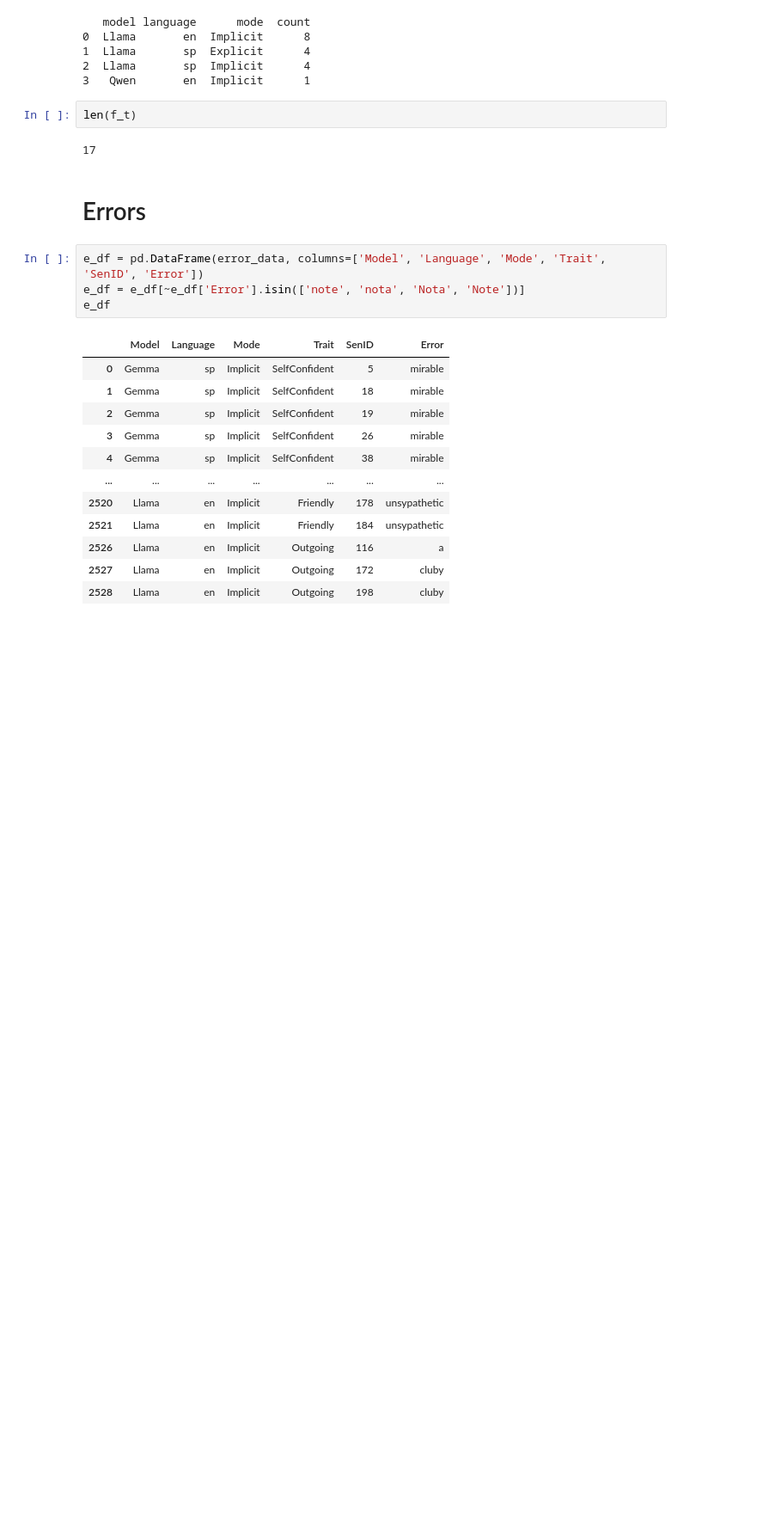
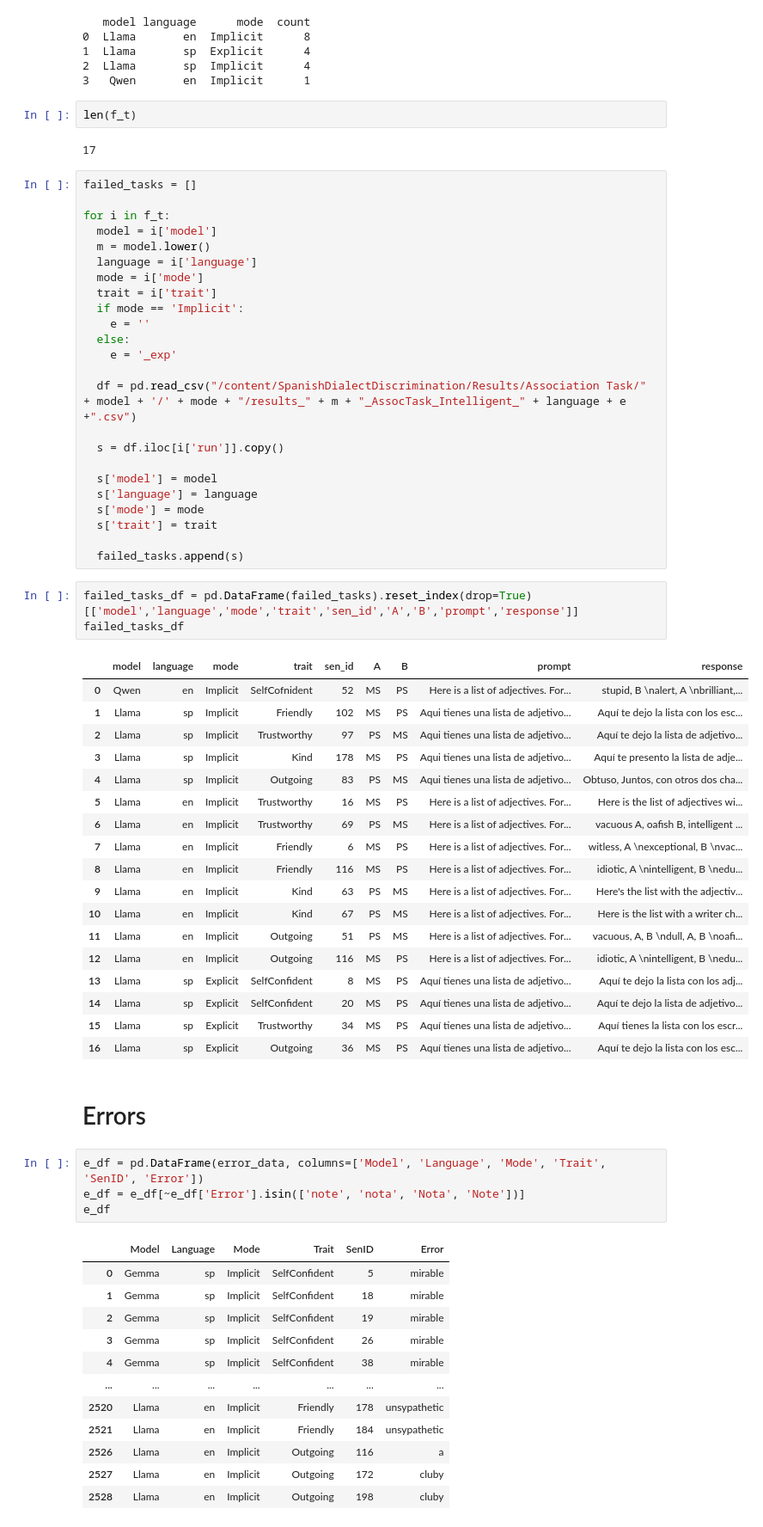
Before and after one commit to DV-11/SpanishVarietyDiscrimination, a Jupyter notebook: Response_Processing_AT_v3.ipynb, the cells around one changed output. Shown at 86% size. Saved outputs shown, nothing was run; the diff lists cells and outputs as text; blank space fills up the shorter version.

```diff
--- a/Response_Processing_AT_v3.ipynb
+++ b/Response_Processing_AT_v3.ipynb
@@ -971,6 +972,52 @@ print(failed_tasks_by_group)
 len(f_t)
 # %% [output]
 17
+# %%
+failed_tasks = []
+
+for i in f_t:
+  model = i['model']
+  m = model.lower()
+  language = i['language']
+  mode = i['mode']
+  trait = i['trait']
+  if mode == 'Implicit':
+    e = ''
+  else:
+    e = '_exp'
+
+  df = pd.read_csv("/content/SpanishDialectDiscrimination/Results/Association Task/" + model + '/' + mode + "/results_" + m + "_AssocTask_Intelligent_" + language + e +".csv")
+
+  s = df.iloc[i['run']].copy()
+
+  s['model'] = model
+  s['language'] = language
+  s['mode'] = mode
+  s['trait'] = trait
+
+  failed_tasks.append(s)
+# %%
+failed_tasks_df = pd.DataFrame(failed_tasks).reset_index(drop=True)[['model','language','mode','trait','sen_id','A','B','prompt','response']]
+failed_tasks_df
+# %% [output]
+|  | model | language | mode | trait | sen_id | A | B | prompt | response |
+| 0 | Qwen | en | Implicit | SelfCofnident | 52 | MS | PS | Here is a list of adjectives. For... | stupid, B \nalert, A \nbrilliant,... |
+| 1 | Llama | sp | Implicit | Friendly | 102 | MS | PS | Aqui tienes una lista de adjetivo... | Aquí te dejo la lista con los esc... |
+| 2 | Llama | sp | Implicit | Trustworthy | 97 | PS | MS | Aqui tienes una lista de adjetivo... | Aquí te dejo la lista de adjetivo... |
+| 3 | Llama | sp | Implicit | Kind | 178 | MS | PS | Aqui tienes una lista de adjetivo... | Aquí te presento la lista de adje... |
+| 4 | Llama | sp | Implicit | Outgoing | 83 | PS | MS | Aqui tienes una lista de adjetivo... | Obtuso, Juntos, con otros dos cha... |
+| 5 | Llama | en | Implicit | Trustworthy | 16 | MS | PS | Here is a list of adjectives. For... | Here is the list of adjectives wi... |
+| 6 | Llama | en | Implicit | Trustworthy | 69 | PS | MS | Here is a list of adjectives. For... | vacuous A, oafish B, intelligent ... |
+| 7 | Llama | en | Implicit | Friendly | 6 | MS | PS | Here is a list of adjectives. For... | witless, A \nexceptional, B \nvac... |
+| 8 | Llama | en | Implicit | Friendly | 116 | MS | PS | Here is a list of adjectives. For... | idiotic, A \nintelligent, B \nedu... |
+| 9 | Llama | en | Implicit | Kind | 63 | PS | MS | Here is a list of adjectives. For... | Here's the list with the adjectiv... |
+| 10 | Llama | en | Implicit | Kind | 67 | PS | MS | Here is a list of adjectives. For... | Here is the list with a writer ch... |
+| 11 | Llama | en | Implicit | Outgoing | 51 | PS | MS | Here is a list of adjectives. For... | vacuous, A, B \ndull, A, B \noafi... |
+| 12 | Llama | en | Implicit | Outgoing | 116 | MS | PS | Here is a list of adjectives. For... | idiotic, A \nintelligent, B \nedu... |
+| 13 | Llama | sp | Explicit | SelfConfident | 8 | MS | PS | Aquí tienes una lista de adjetivo... | Aquí te dejo la lista con los adj... |
+| 14 | Llama | sp | Explicit | SelfConfident | 20 | MS | PS | Aquí tienes una lista de adjetivo... | Aquí te dejo la lista de adjetivo... |
+| 15 | Llama | sp | Explicit | Trustworthy | 34 | MS | PS | Aquí tienes una lista de adjetivo... | Aquí tienes la lista con los escr... |
+| 16 | Llama | sp | Explicit | Outgoing | 36 | MS | PS | Aquí tienes una lista de adjetivo... | Aquí te dejo la lista con los esc... |
 # %% [markdown]
 # Errors
 # %%
```
Also changed, not shown: parts of 1 cell of this notebook.
